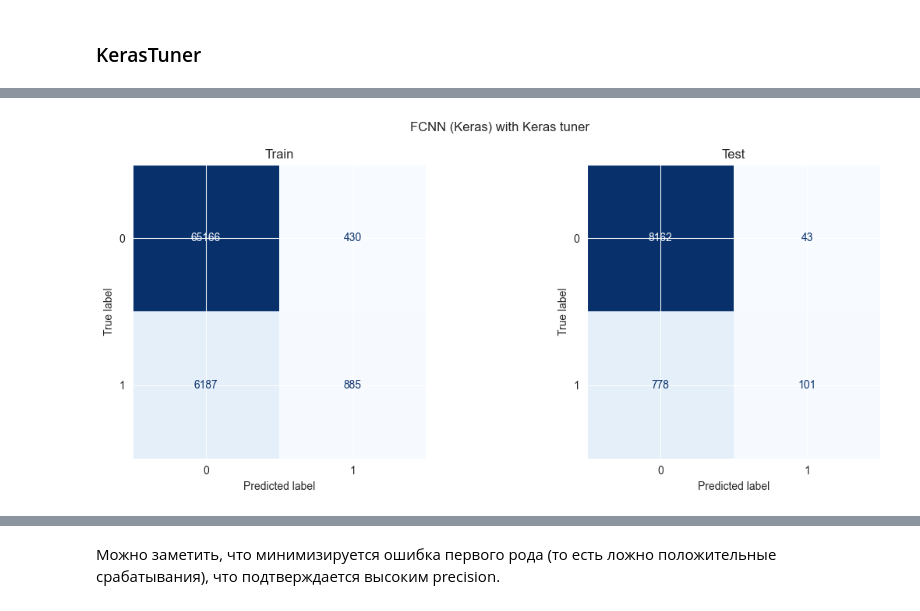
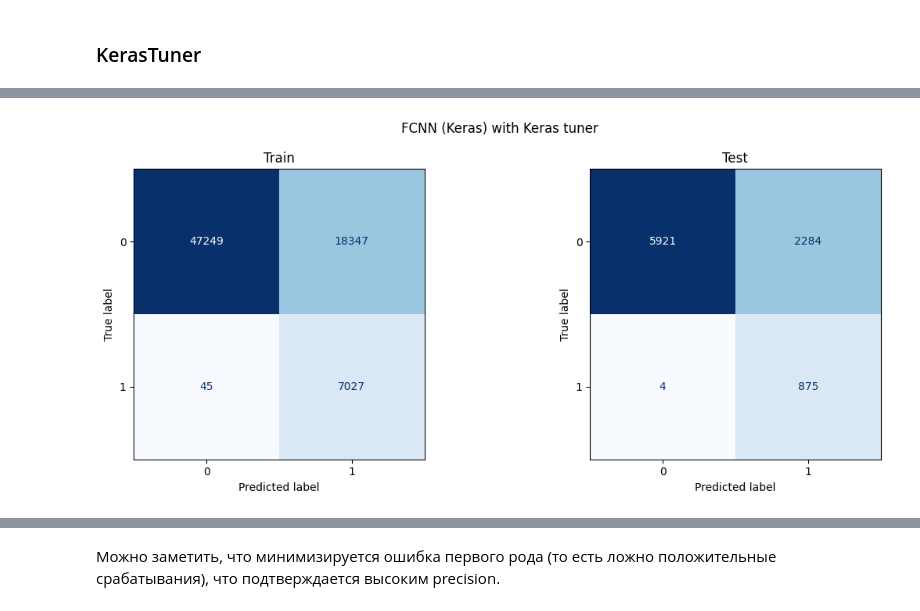
Before and after one commit to stwz13/ml, a Jupyter notebook: lab7_classification.ipynb, the cells around one changed output, grey strips where cells are left out. Saved outputs shown, nothing was run; the diff lists cells and outputs as text; code cells hidden in the pictures.

```diff
--- a/lab7_classification.ipynb
+++ b/lab7_classification.ipynb
@@ -134,5 +200,0 @@ print(f"Лучшие параметры: {study.best_params}")
-# %%
-model = MLPClassifier(**study.best_params, random_state=15)
-model.fit(X_train, y_train)
-input_into_table("MLPClassifier", "Optuna", model, X_train, y_train, X_test, y_test)
-table
@@ -144,4 +221,5 @@ table
 # %%
+model = best_models_classifier_optuna['adam']
 n_layers = len(model.coefs_)
 
 print(f"Количество скрытых слоев: {model.n_layers_ - 2}")
@@ -559,30 +683,0 @@ Epoch 15/15
-# %%
-import keras
-params = study.best_params
-model = keras.Sequential()
-model.add(layers.Input(shape=(X_train.shape[1],)))
-
-
-for i in range(params["n_layers"]):
-    model.add(layers.Dense(
-        params[f"n_units_l{i}"],
-        activation=params["activation"]
-    ))
-    if f"dropout_l{i}" in params:
-        model.add(layers.Dropout(params[f"dropout_l{i}"]))
-
-model.add(layers.Dense(1, activation="sigmoid"))
-
-model.compile(
-    optimizer=optimizers_dict[params["optimizer"]](learning_rate=params["learning_rate"]),
-    loss="binary_crossentropy",
-    metrics=["accuracy"]
-)
-
-history = model.fit(
-    X_train, y_train,
-    validation_data=(X_val, y_val),
-    epochs=25,
-    batch_size=study.best_params["batch_size"],
-    verbose=2
-)
@@ -607,3 +686,4 @@ Epoch 25/25
 # %%
+model = best_models_keras_optuna['rmsprop']
 model.summary()
 # %% [output]
@@ -779,3 +890,4 @@ Text(0, 0.5, 'Loss')
 # %%
+best_model = best_models_keras_tuner['rmsprop']
 make_graphic_keras(best_model, "FCNN (Keras) with Keras tuner")
 # %% [output]
@@ -784 +896 @@ make_graphic_keras(best_model, "FCNN (Keras) with Keras tuner")
-[figure, old version]
+[figure, new version]
```
Also changed, not shown: parts of 83 cells of this notebook, 1 other file.
